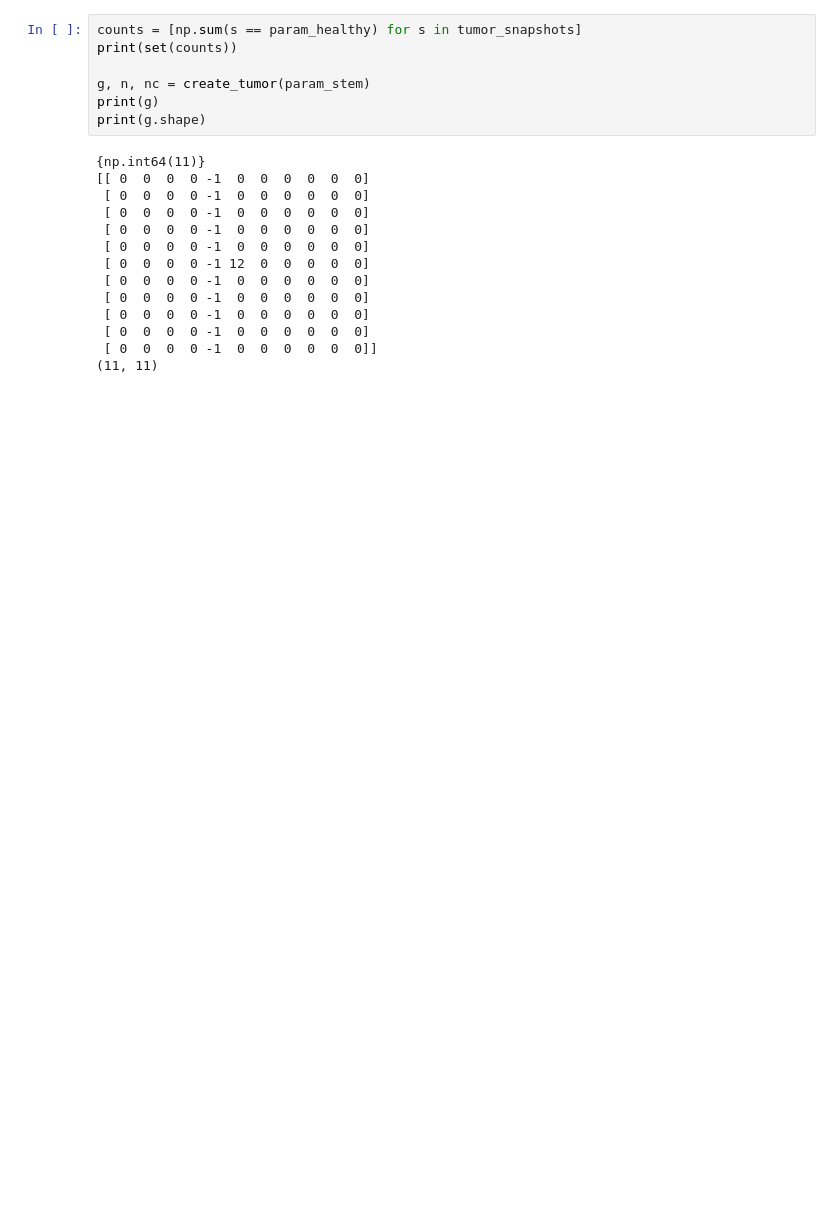
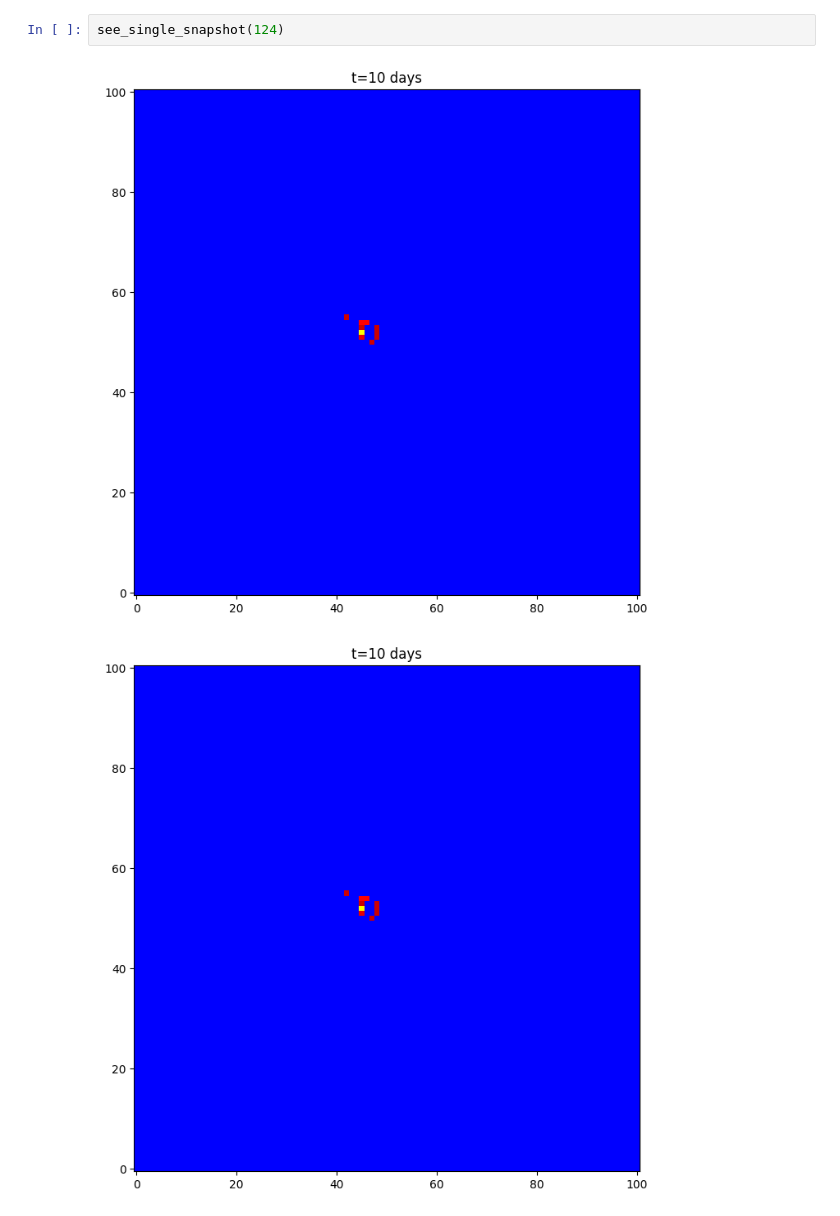
Before and after one commit to jeffreyhliang/abm-oncology, a Jupyter notebook: valentim - draft.ipynb, the cells around one changed output. Cells and saved outputs as stored; diff of their text form; blank space fills up the shorter version.

```diff
--- a/valentim - draft.ipynb
+++ b/valentim - draft.ipynb
@@ -386,21 +422,5 @@ Max Radius:91.000 +- 0.000  (Max:91.000, Min:91.000)
 # %%
-counts = [np.sum(s == param_healthy) for s in tumor_snapshots]
-print(set(counts))
-
-g, n, nc = create_tumor(param_stem)
-print(g)
-print(g.shape)
+see_single_snapshot(124)
 # %% [output]
-{np.int64(11)}
-[[ 0  0  0  0 -1  0  0  0  0  0  0]
- [ 0  0  0  0 -1  0  0  0  0  0  0]
- [ 0  0  0  0 -1  0  0  0  0  0  0]
- [ 0  0  0  0 -1  0  0  0  0  0  0]
- [ 0  0  0  0 -1  0  0  0  0  0  0]
- [ 0  0  0  0 -1 12  0  0  0  0  0]
- [ 0  0  0  0 -1  0  0  0  0  0  0]
- [ 0  0  0  0 -1  0  0  0  0  0  0]
- [ 0  0  0  0 -1  0  0  0  0  0  0]
- [ 0  0  0  0 -1  0  0  0  0  0  0]
- [ 0  0  0  0 -1  0  0  0  0  0  0]]
-(11, 11)
+[figure, added]
+[figure, added]
```
Also changed, not shown: parts of 3 cells of this notebook.
